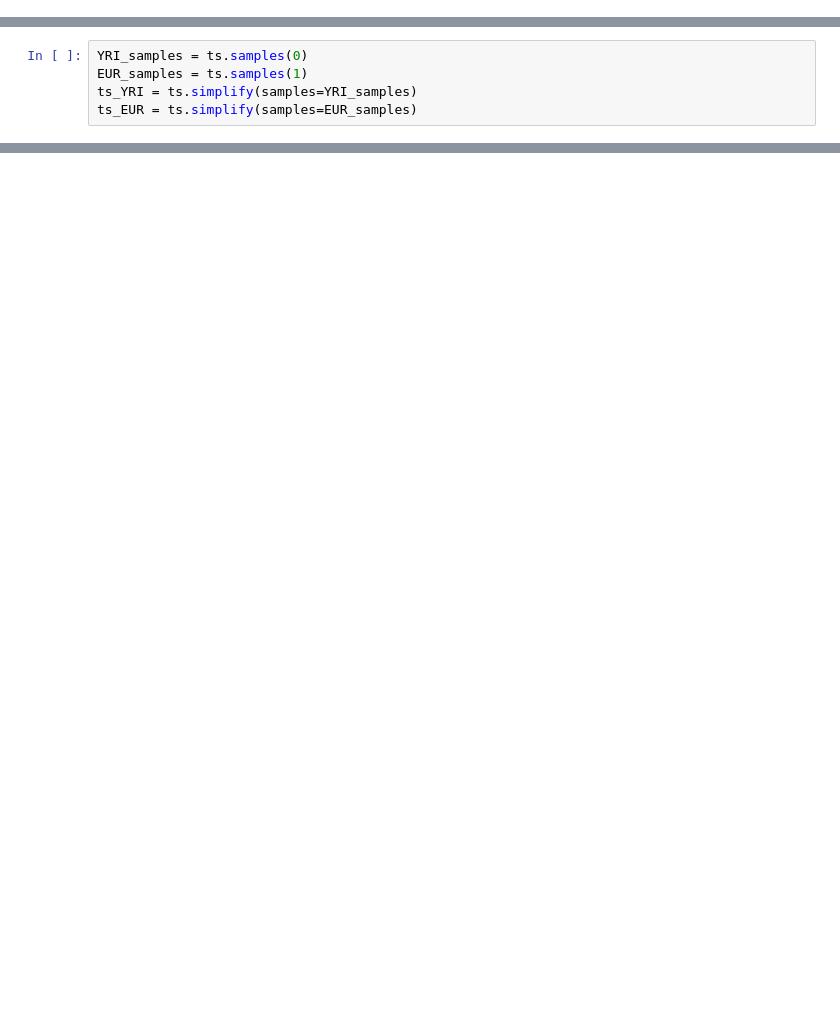
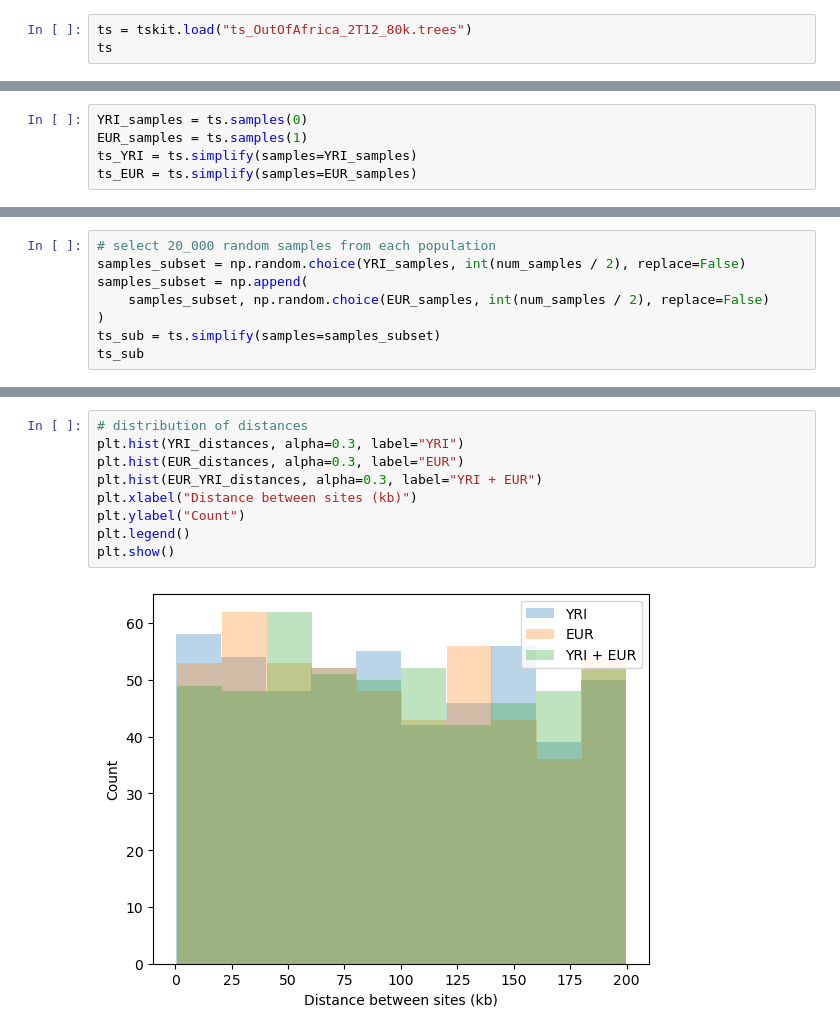
Before and after one commit to savitakartik/tskit-ld, a Jupyter notebook: compute_times_simulated_ts.ipynb, the cells around one changed output, grey strips where cells are left out. Cells and saved outputs as stored; diff of their text form; blank space fills up the shorter version.

```diff
--- a/compute_times_simulated_ts.ipynb
+++ b/compute_times_simulated_ts.ipynb
@@ -21,0 +30,3 @@ simulated 744042 trees and 472919 sites, from 2000 samples.
+# %%
+ts = tskit.load("ts_OutOfAfrica_2T12_80k.trees")
+ts
@@ -83,0 +42,8 @@ YRI_distances = np.array(YRI_distances) / 1_000
+# %%
+# select 20_000 random samples from each population
+samples_subset = np.random.choice(YRI_samples, int(num_samples / 2), replace=False)
+samples_subset = np.append(
+    samples_subset, np.random.choice(EUR_samples, int(num_samples / 2), replace=False)
+)
+ts_sub = ts.simplify(samples=samples_subset)
+ts_sub
@@ -83,0 +79,11 @@ YRI_distances = np.array(YRI_distances) / 1_000
+# %%
+# distribution of distances
+plt.hist(YRI_distances, alpha=0.3, label="YRI")
+plt.hist(EUR_distances, alpha=0.3, label="EUR")
+plt.hist(EUR_YRI_distances, alpha=0.3, label="YRI + EUR")
+plt.xlabel("Distance between sites (kb)")
+plt.ylabel("Count")
+plt.legend()
+plt.show()
+# %% [output]
+[figure, added]
```
Also changed, not shown: parts of 20 cells of this notebook.
